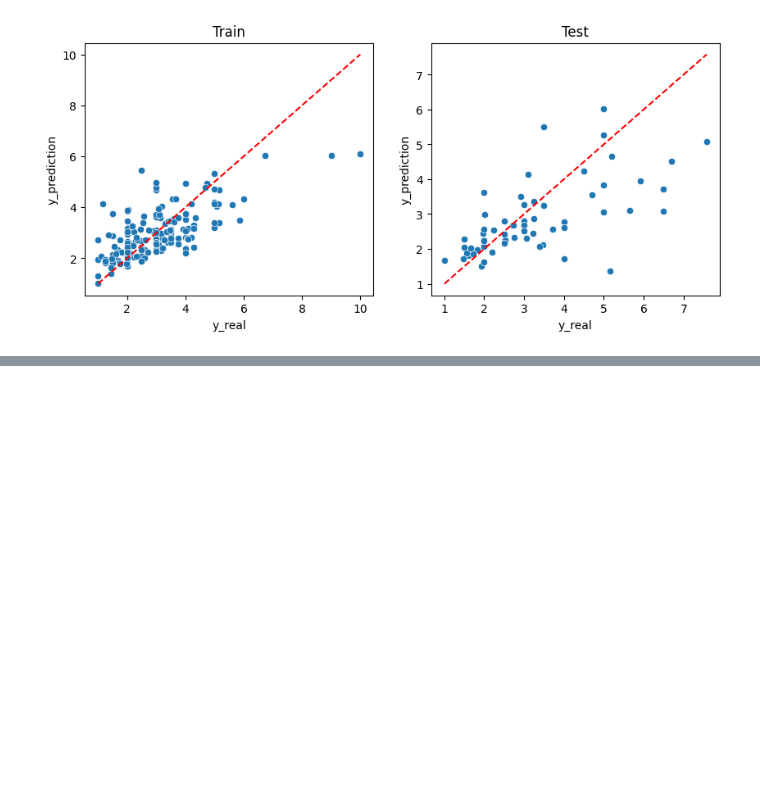
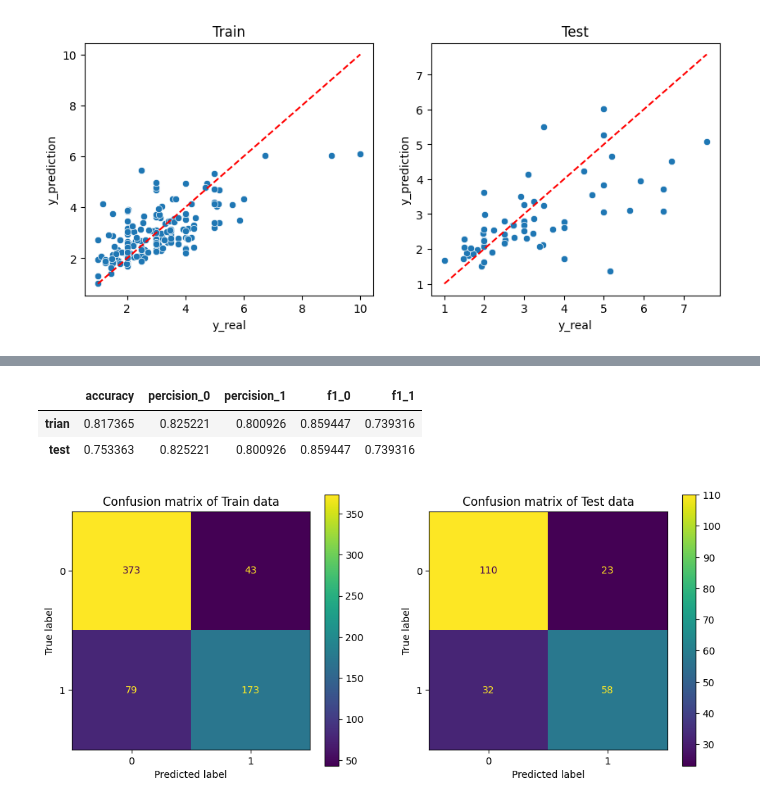
Before and after one commit to solmazkh114/PerformancePackage, a Jupyter notebook: examples/scratch.ipynb, the cells around one changed output, grey strips where cells are left out. Saved outputs shown, nothing was run; the diff lists cells and outputs as text; code cells hidden in the pictures; blank space fills up the shorter version.

```diff
--- a/examples/scratch.ipynb
+++ b/examples/scratch.ipynb
@@ -249,0 +418,33 @@ lr_per.performance_dataframe()
+# %%
+from performance.classification import ClassificationMetrics
+import seaborn as sns
+from sklearn.linear_model import LogisticRegression
+from sklearn.model_selection import train_test_split
+from sklearn.preprocessing import LabelEncoder
+
+sns.get_dataset_names()
+
+df = sns.load_dataset('titanic')
+
+label_encoder = LabelEncoder()
+
+# Encode labels in column 'species'.
+df['sex']= label_encoder.fit_transform(df['sex'])
+
+
+y = df['survived']
+X = df[['pclass', 'sex', 'fare','sibsp','parch']]
+
+X_train, X_test, y_train, y_test = train_test_split(X,y)
+
+lr = LogisticRegression()
+lr.fit(X_train, y_train)
+
+cm = ClassificationMetrics()
+cm.get_data(X_train, X_test, y_train, y_test)
+cm.metric_table(lr, average = None, metric = ['percision', 'f1'])
+# %% [output]
+|  | accuracy | percision_0 | percision_1 | f1_0 | f1_1 |
+| trian | 0.817365 | 0.825221 | 0.800926 | 0.859447 | 0.739316 |
+| test | 0.753363 | 0.825221 | 0.800926 | 0.859447 | 0.739316 |
+[figure, added]
```
Also changed, not shown: parts of 12 cells of this notebook.
